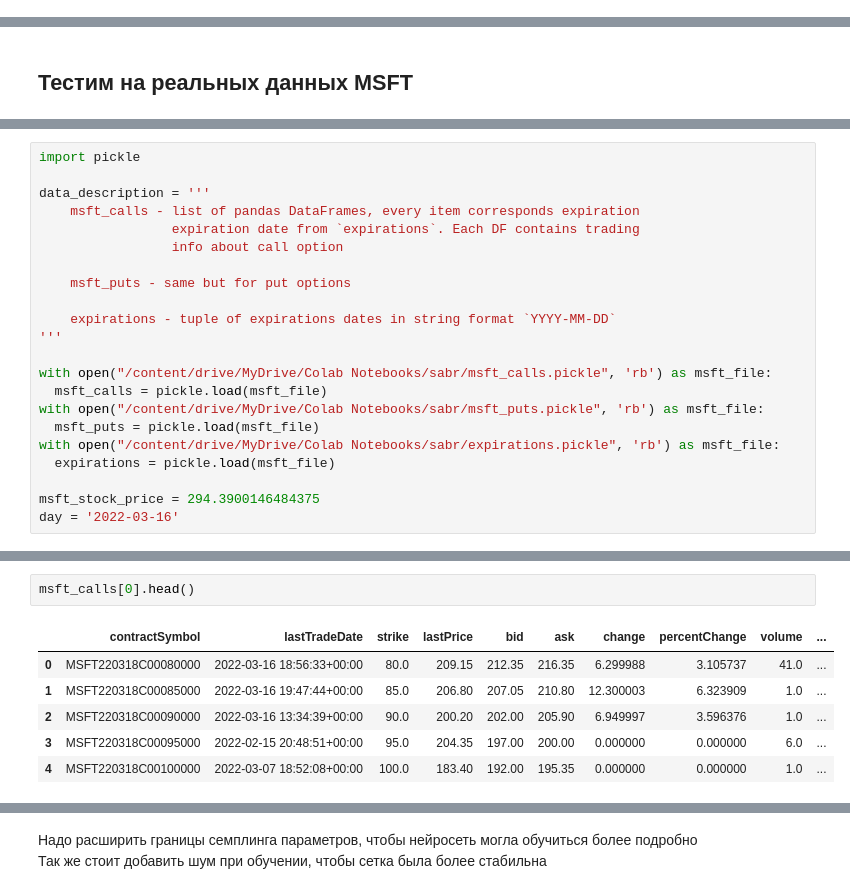
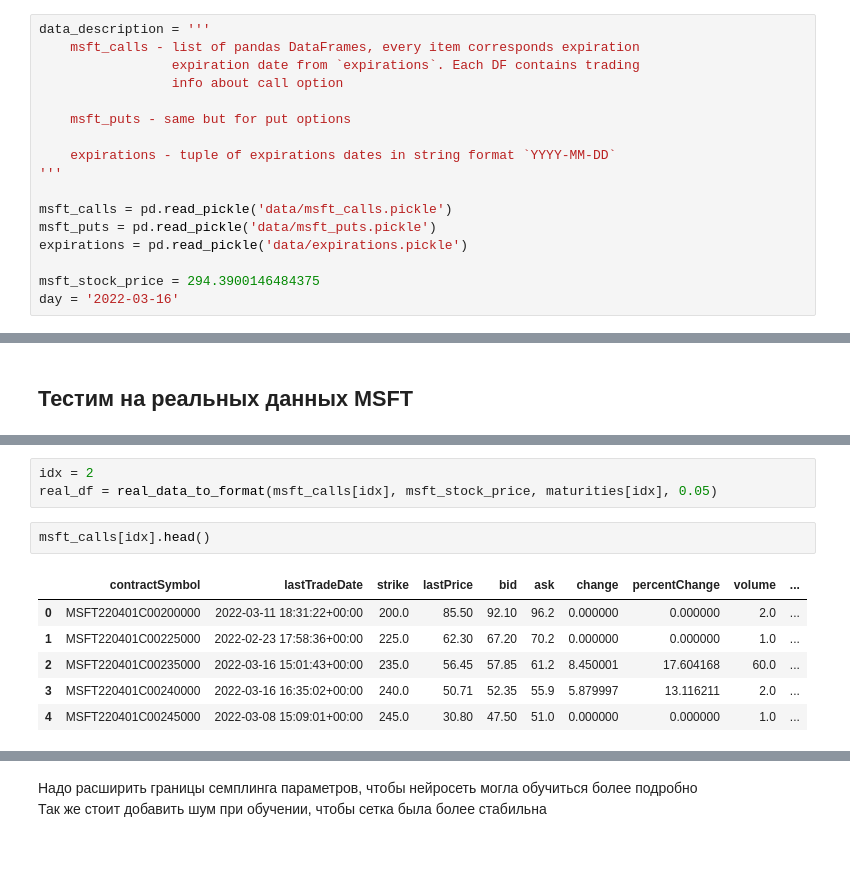
Before and after one commit to Kharinaev/neuro_pricing, a Jupyter notebook: neuro_pricing.ipynb, the cells around one changed output, grey strips where cells are left out. Saved outputs shown, nothing was run; the diff lists cells and outputs as text; blank space fills up the shorter version.

```diff
--- a/neuro_pricing.ipynb
+++ b/neuro_pricing.ipynb
@@ -50,3 +49,20 @@ def black_scholes(S, K, T, r, sigma, option='call'):
         return K * np.exp(-r * T) * norm.cdf(-d2) - S * norm.cdf(-d1)
     else:
         raise ValueError("Option type must be 'call' or 'put'")
+# %%
+data_description = '''
+    msft_calls - list of pandas DataFrames, every item corresponds expiration
+                 expiration date from `expirations`. Each DF contains trading
+                 info about call option
+
+    msft_puts - same but for put options
+
+    expirations - tuple of expirations dates in string format `YYYY-MM-DD`
+'''
+
+msft_calls = pd.read_pickle('data/msft_calls.pickle')
+msft_puts = pd.read_pickle('data/msft_puts.pickle')
+expirations = pd.read_pickle('data/expirations.pickle')
+
+msft_stock_price = 294.3900146484375
+day = '2022-03-16'
@@ -253,22 +377,0 @@ Mounted at /content/drive
-# %%
-import pickle
-
-data_description = '''
-    msft_calls - list of pandas DataFrames, every item corresponds expiration
-                 expiration date from `expirations`. Each DF contains trading
-                 info about call option
-
-    msft_puts - same but for put options
-
-    expirations - tuple of expirations dates in string format `YYYY-MM-DD`
-'''
-
-with open("/content/drive/MyDrive/Colab Notebooks/sabr/msft_calls.pickle", 'rb') as msft_file:
-  msft_calls = pickle.load(msft_file)
-with open("/content/drive/MyDrive/Colab Notebooks/sabr/msft_puts.pickle", 'rb') as msft_file:
-  msft_puts = pickle.load(msft_file)
-with open("/content/drive/MyDrive/Colab Notebooks/sabr/expirations.pickle", 'rb') as msft_file:
-  expirations = pickle.load(msft_file)
-
-msft_stock_price = 294.3900146484375
-day = '2022-03-16'
@@ -303,9 +378,12 @@ memory usage: 10.1+ KB
+# %%
+idx = 2
+real_df = real_data_to_format(msft_calls[idx], msft_stock_price, maturities[idx], 0.05)
 # %%
-msft_calls[0].head()
+msft_calls[idx].head()
 # %% [output]
 |  | contractSymbol | lastTradeDate | strike | lastPrice | bid | ask | change | percentChange | volume | ... |
-| 0 | MSFT220318C00080000 | 2022-03-16 18:56:33+00:00 | 80.0 | 209.15 | 212.35 | 216.35 | 6.299988 | 3.105737 | 41.0 | ... |
-| 1 | MSFT220318C00085000 | 2022-03-16 19:47:44+00:00 | 85.0 | 206.80 | 207.05 | 210.80 | 12.300003 | 6.323909 | 1.0 | ... |
-| 2 | MSFT220318C00090000 | 2022-03-16 13:34:39+00:00 | 90.0 | 200.20 | 202.00 | 205.90 | 6.949997 | 3.596376 | 1.0 | ... |
-| 3 | MSFT220318C00095000 | 2022-02-15 20:48:51+00:00 | 95.0 | 204.35 | 197.00 | 200.00 | 0.000000 | 0.000000 | 6.0 | ... |
-| 4 | MSFT220318C00100000 | 2022-03-07 18:52:08+00:00 | 100.0 | 183.40 | 192.00 | 195.35 | 0.000000 | 0.000000 | 1.0 | ... |
+| 0 | MSFT220401C00200000 | 2022-03-11 18:31:22+00:00 | 200.0 | 85.50 | 92.10 | 96.2 | 0.000000 | 0.000000 | 2.0 | ... |
+| 1 | MSFT220401C00225000 | 2022-02-23 17:58:36+00:00 | 225.0 | 62.30 | 67.20 | 70.2 | 0.000000 | 0.000000 | 1.0 | ... |
+| 2 | MSFT220401C00235000 | 2022-03-16 15:01:43+00:00 | 235.0 | 56.45 | 57.85 | 61.2 | 8.450001 | 17.604168 | 60.0 | ... |
+| 3 | MSFT220401C00240000 | 2022-03-16 16:35:02+00:00 | 240.0 | 50.71 | 52.35 | 55.9 | 5.879997 | 13.116211 | 2.0 | ... |
+| 4 | MSFT220401C00245000 | 2022-03-08 15:09:01+00:00 | 245.0 | 30.80 | 47.50 | 51.0 | 0.000000 | 0.000000 | 1.0 | ... |
```
Also changed, not shown: parts of 35 cells of this notebook, 2 other files.
